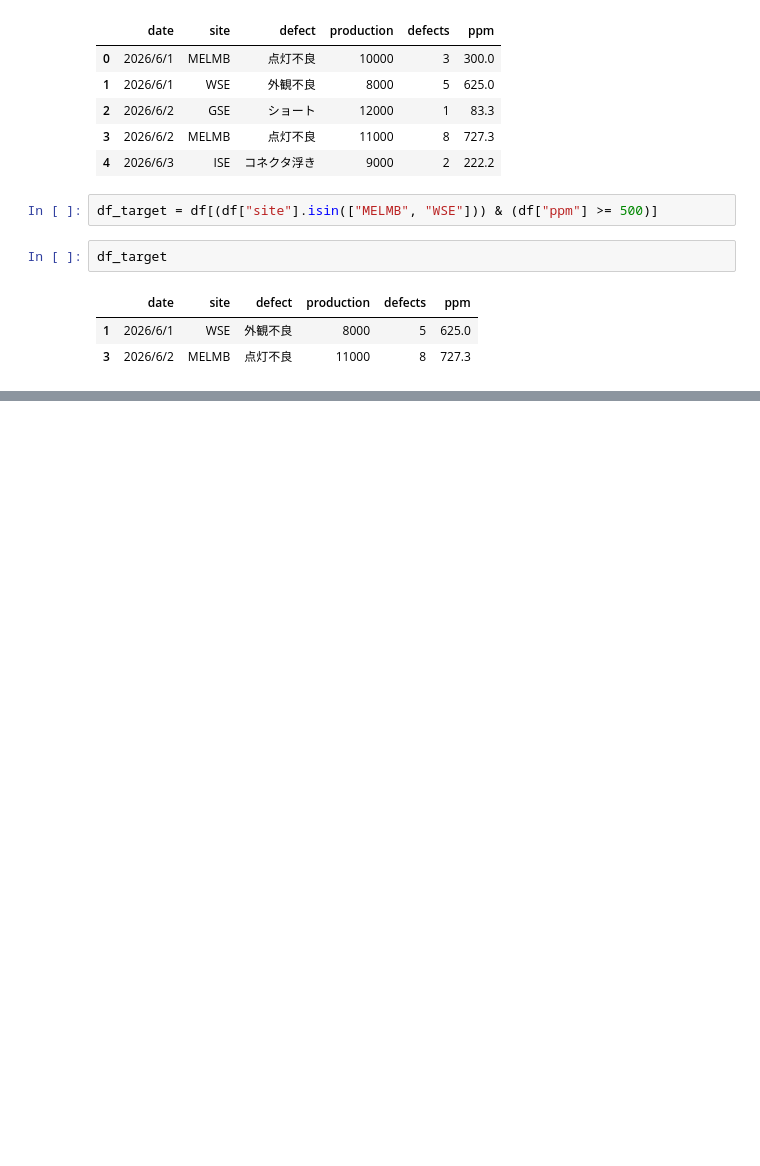
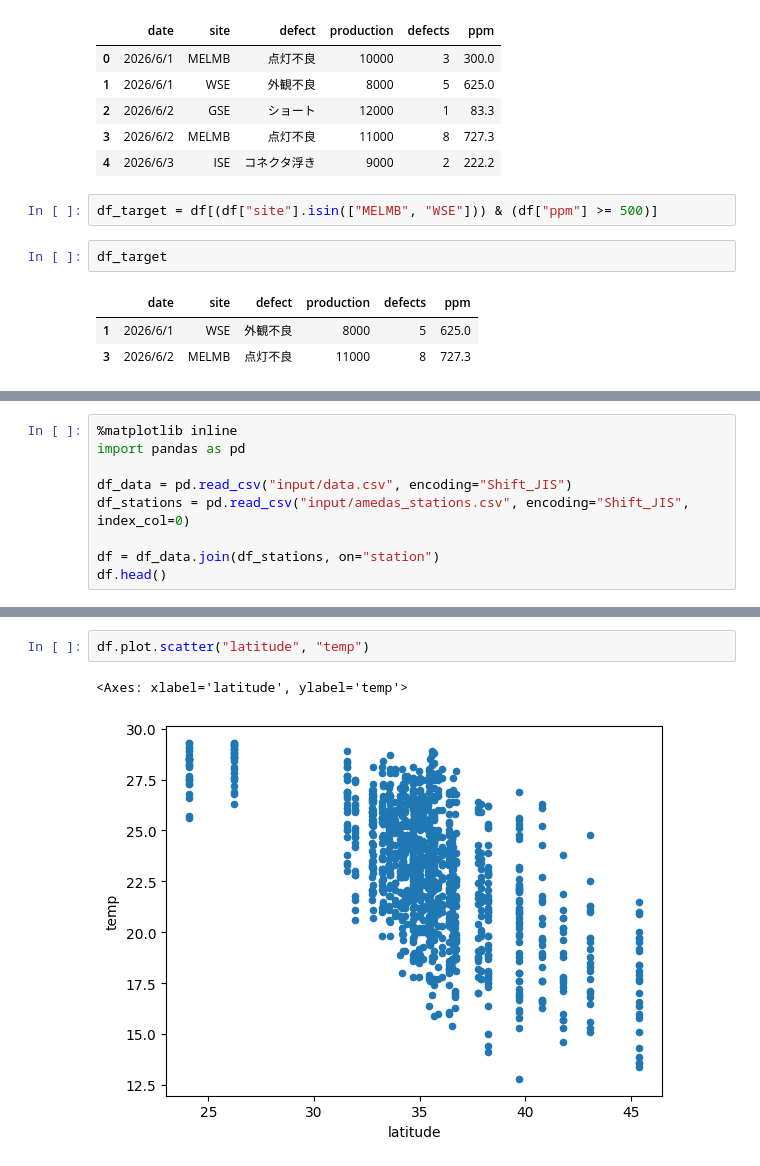
Before and after one commit to kjfarm1225/pyq_practice, a Jupyter notebook: 193_2_preprocessing/practice_193_2_1_join_by_index.ipynb, the cells around one changed output, grey strips where cells are left out. Cells and saved outputs as stored; diff of their text form; blank space fills up the shorter version.

```diff
--- a/193_2_preprocessing/practice_193_2_1_join_by_index.ipynb
+++ b/193_2_preprocessing/practice_193_2_1_join_by_index.ipynb
@@ -219,0 +222,9 @@ df_target
+# %%
+%matplotlib inline
+import pandas as pd
+
+df_data = pd.read_csv("input/data.csv", encoding="Shift_JIS")
+df_stations = pd.read_csv("input/amedas_stations.csv", encoding="Shift_JIS", index_col=0)
+
+df = df_data.join(df_stations, on="station")
+df.head()
@@ -219,0 +238,5 @@ df_target
+# %%
+df.plot.scatter("latitude", "temp")
+# %% [output]
+<Axes: xlabel='latitude', ylabel='temp'>
+[figure, added]
```
Also changed, not shown: parts of 4 cells of this notebook.
